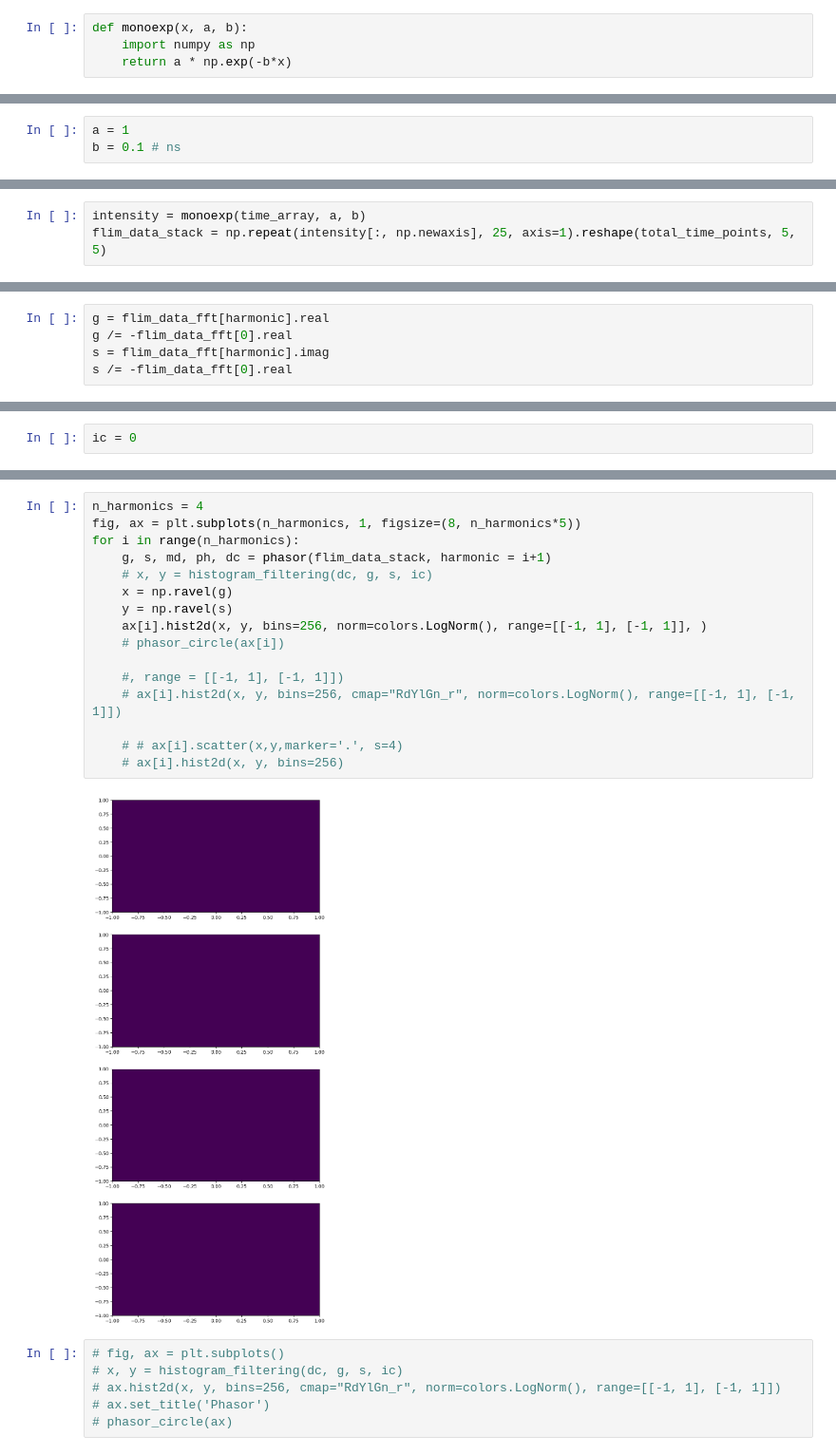
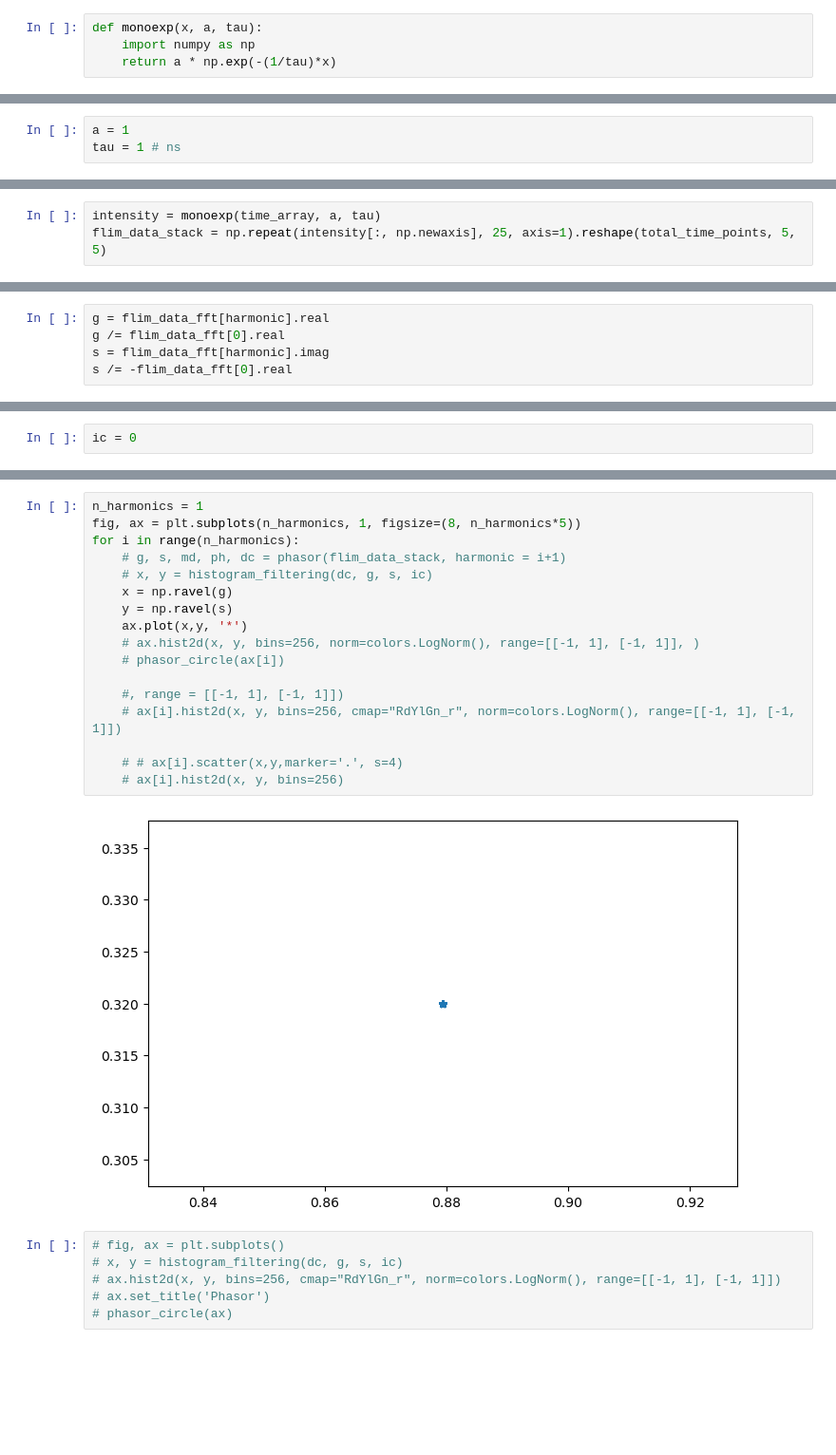
Before and after one commit to zoccoler/FLIM_analysis, a Jupyter notebook: notebooks/Phasor_plot_Synthetic.ipynb, the cells around one changed output, grey strips where cells are left out. Shown at 95% size. Saved outputs shown, nothing was run; the diff lists cells and outputs as text; blank space fills up the shorter version.

```diff
--- a/notebooks/Phasor_plot_Synthetic.ipynb
+++ b/notebooks/Phasor_plot_Synthetic.ipynb
@@ -9,9 +9,9 @@ from matplotlib import colors
 # %% [markdown]
 ## Make Synthetic FLIM data
 # %%
-def monoexp(x, a, b):
+def monoexp(x, a, tau):
     import numpy as np
-    return a * np.exp(-b*x)
+    return a * np.exp(-(1/tau)*x)
 # %%
 laser_frequency = 60 # MHz
 total_time_points = 270
@@ -25,4 +33,4 @@ time_array = array * time_step
 # %%
 a = 1
-b = 0.1 # ns
+tau = 1 # ns
 # %%
@@ -33,5 +41,5 @@ plt.plot(time_array, monoexp(time_array, a, b))
 # %%
-intensity = monoexp(time_array, a, b)
+intensity = monoexp(time_array, a, tau)
 flim_data_stack = np.repeat(intensity[:, np.newaxis], 25, axis=1).reshape(total_time_points, 5, 5)
 # %% [markdown]
 ## FFT
@@ -42,5 +58,5 @@ harmonic = 1
 # %%
 g = flim_data_fft[harmonic].real
-g /= -flim_data_fft[0].real
+g /= flim_data_fft[0].real
 s = flim_data_fft[harmonic].imag
 s /= -flim_data_fft[0].real
@@ -73,21 +103,22 @@ ic = 0
 # %%
-n_harmonics = 4
+n_harmonics = 1
 fig, ax = plt.subplots(n_harmonics, 1, figsize=(8, n_harmonics*5))
 for i in range(n_harmonics):
-    g, s, md, ph, dc = phasor(flim_data_stack, harmonic = i+1)
+    # g, s, md, ph, dc = phasor(flim_data_stack, harmonic = i+1)
     # x, y = histogram_filtering(dc, g, s, ic)
     x = np.ravel(g)
     y = np.ravel(s)
-    ax[i].hist2d(x, y, bins=256, norm=colors.LogNorm(), range=[[-1, 1], [-1, 1]], )
+    ax.plot(x,y, '*')
+    # ax.hist2d(x, y, bins=256, norm=colors.LogNorm(), range=[[-1, 1], [-1, 1]], )
     # phasor_circle(ax[i])
 
     #, range = [[-1, 1], [-1, 1]])
     # ax[i].hist2d(x, y, bins=256, cmap="RdYlGn_r", norm=colors.LogNorm(), range=[[-1, 1], [-1, 1]])
 
     # # ax[i].scatter(x,y,marker='.', s=4)
     # ax[i].hist2d(x, y, bins=256)
 # %% [output]
-[figure, old version]
+[figure, new version]
 # %%
 # fig, ax = plt.subplots()
 # x, y = histogram_filtering(dc, g, s, ic)
```
Also changed, not shown: parts of 13 cells of this notebook.
